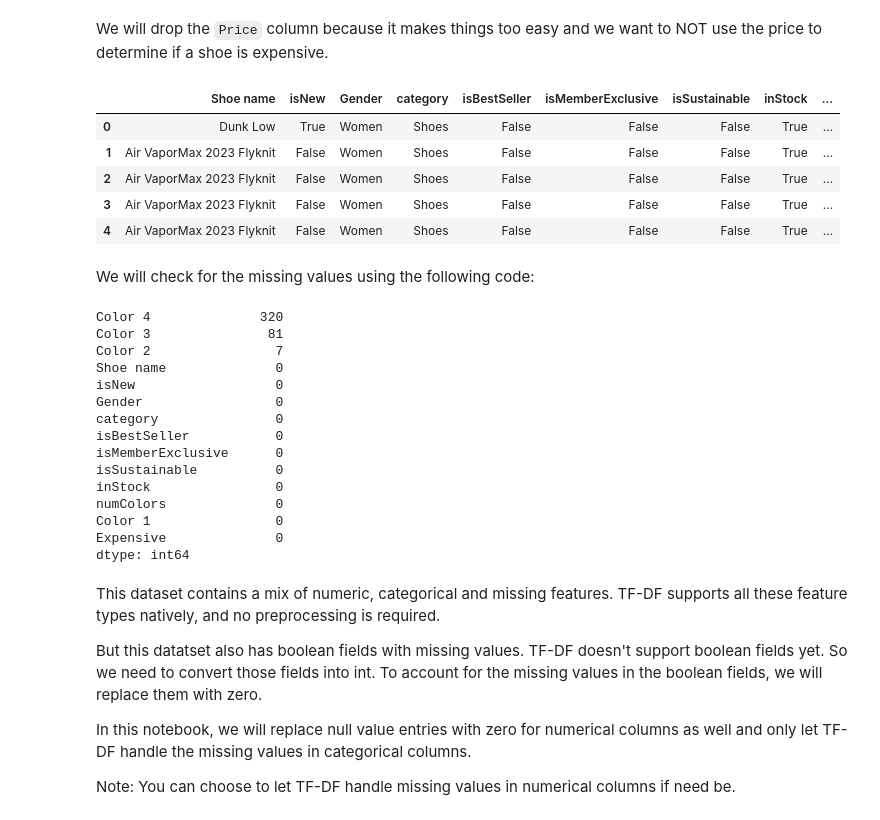
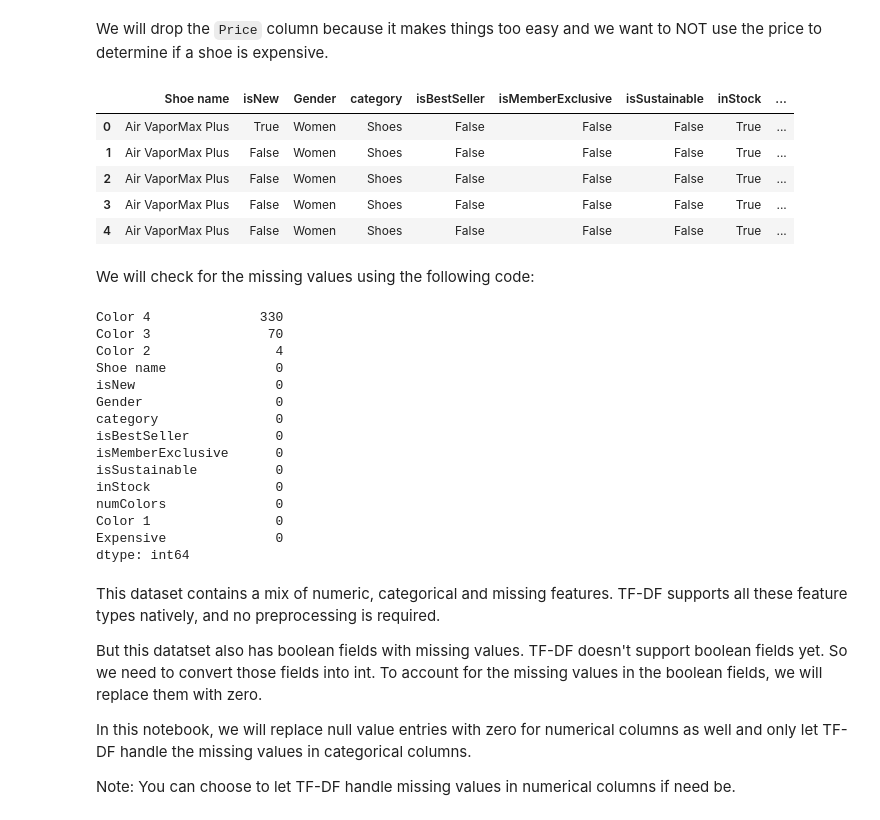
Before and after one commit to FlipFloop/NikePricePredictor, a Jupyter notebook: notebook.ipynb, the cells around one changed output. Drawn from its saved outputs; the diff is of its cells as text; code cells hidden in the pictures.

```diff
--- a/notebook.ipynb
+++ b/notebook.ipynb
@@ -41,7 +41,7 @@ TensorFlow Decision Forests v1.5.0
 # Load the Dataset
 # %%
 # Load a dataset into a Pandas Dataframe
-dataset_df = pd.read_csv('./shoes.csv')
-# dataset_df = pd.read_csv("/kaggle/input/shoepricedata/shoes.csv")
+# dataset_df = pd.read_csv('./shoes.csv')
+dataset_df = pd.read_csv("/kaggle/input/shoepricedata/shoes.csv")
 print("Full train dataset shape is {}".format(dataset_df.shape))
 # %% [output]
@@ -110,22 +110,23 @@ Let us plot all the numerical columns and their value counts:
 We will drop the `Price` column because it makes things too easy and we want to NOT use the price to determine if a shoe is expensive.
 # %%
 dataset_df = dataset_df.drop('Price', axis=1)
+dataset_df = dataset_df.drop('Pid', axis=1)
 dataset_df.head(5)
 # %% [output]
 |  | Shoe name | isNew | Gender | category | isBestSeller | isMemberExclusive | isSustainable | inStock | ... |
-| 0 | Dunk Low | True | Women | Shoes | False | False | False | True | ... |
-| 1 | Air VaporMax 2023 Flyknit | False | Women | Shoes | False | False | False | True | ... |
-| 2 | Air VaporMax 2023 Flyknit | False | Women | Shoes | False | False | False | True | ... |
-| 3 | Air VaporMax 2023 Flyknit | False | Women | Shoes | False | False | False | True | ... |
-| 4 | Air VaporMax 2023 Flyknit | False | Women | Shoes | False | False | False | True | ... |
+| 0 | Air VaporMax Plus | True | Women | Shoes | False | False | False | True | ... |
+| 1 | Air VaporMax Plus | False | Women | Shoes | False | False | False | True | ... |
+| 2 | Air VaporMax Plus | False | Women | Shoes | False | False | False | True | ... |
+| 3 | Air VaporMax Plus | False | Women | Shoes | False | False | False | True | ... |
+| 4 | Air VaporMax Plus | False | Women | Shoes | False | False | False | True | ... |
 # %% [markdown]
 We will check for the missing values using the following code:
 # %%
 dataset_df.isnull().sum().sort_values(ascending=False)
 # %% [output]
-Color 4              320
-Color 3               81
-Color 2                7
+Color 4              330
+Color 3               70
+Color 2                4
 Shoe name              0
 isNew                  0
 Gender                 0
```
Also changed, not shown: parts of 22 cells of this notebook, 2 other files.
